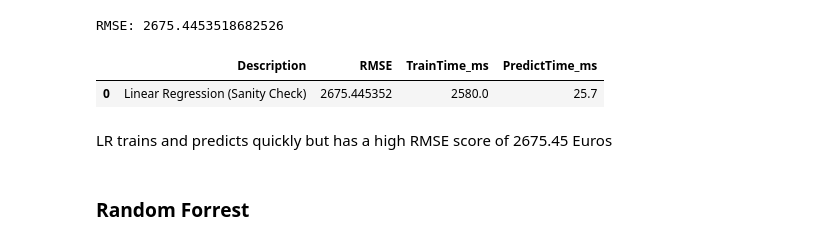
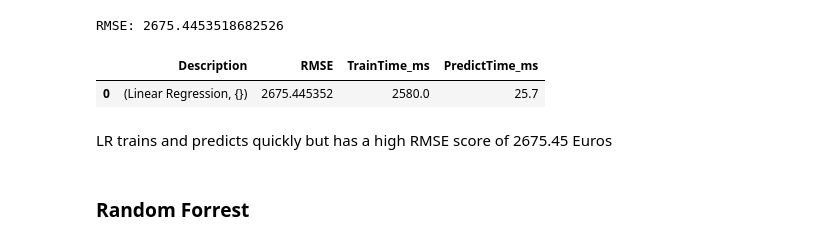
Before and after one commit to IMMontoya/predicting_used_car_market_values_with_machine_learning, a Jupyter notebook: notebook.ipynb, the cells around one changed output. Drawn from its saved outputs; the diff is of its cells as text; code cells hidden in the pictures.

```diff
--- a/notebook.ipynb
+++ b/notebook.ipynb
@@ -898,12 +898,12 @@ print(f"RMSE: {rmse}")
 RMSE: 2675.4453518682526
 # %%
 # Save the results to the results_df
-results_df = pd.concat([results_df, pd.DataFrame([['Linear Regression (Sanity Check)', rmse, train_time, predict_time]], columns=results_df.columns)], ignore_index=True)
+results_df = pd.concat([results_df, pd.DataFrame([[('Linear Regression',{}), rmse, train_time, predict_time]], columns=results_df.columns)], ignore_index=True)
 
 display(results_df)
 # %% [output]
 |  | Description | RMSE | TrainTime_ms | PredictTime_ms |
-| 0 | Linear Regression (Sanity Check) | 2675.445352 | 2580.0 | 25.7 |
+| 0 | (Linear Regression, {}) | 2675.445352 | 2580.0 | 25.7 |
 # %% [markdown]
 LR trains and predicts quickly but has a high RMSE score of 2675.45 Euros
 # %% [markdown]
```
Also changed, not shown: parts of 15 cells of this notebook.
